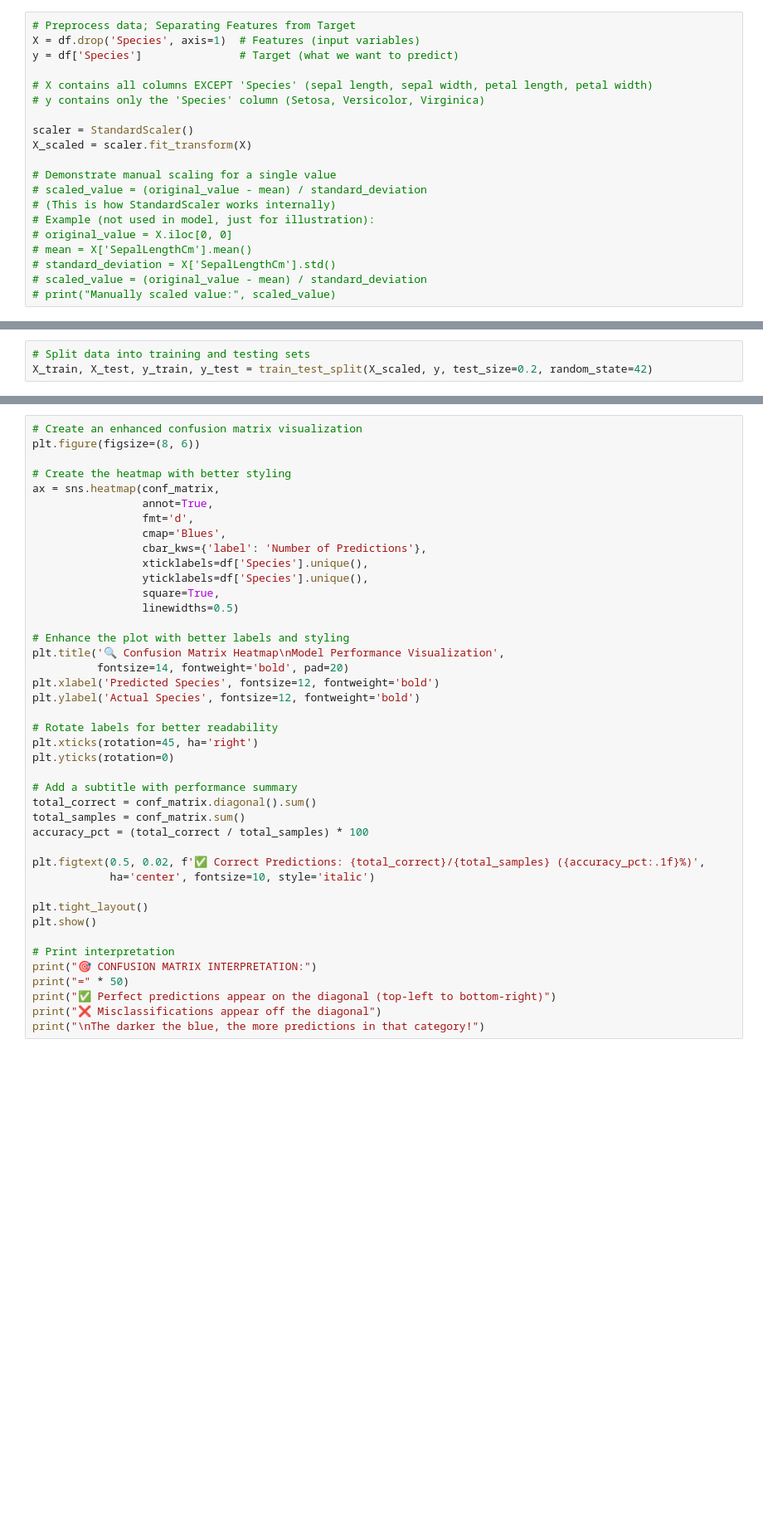
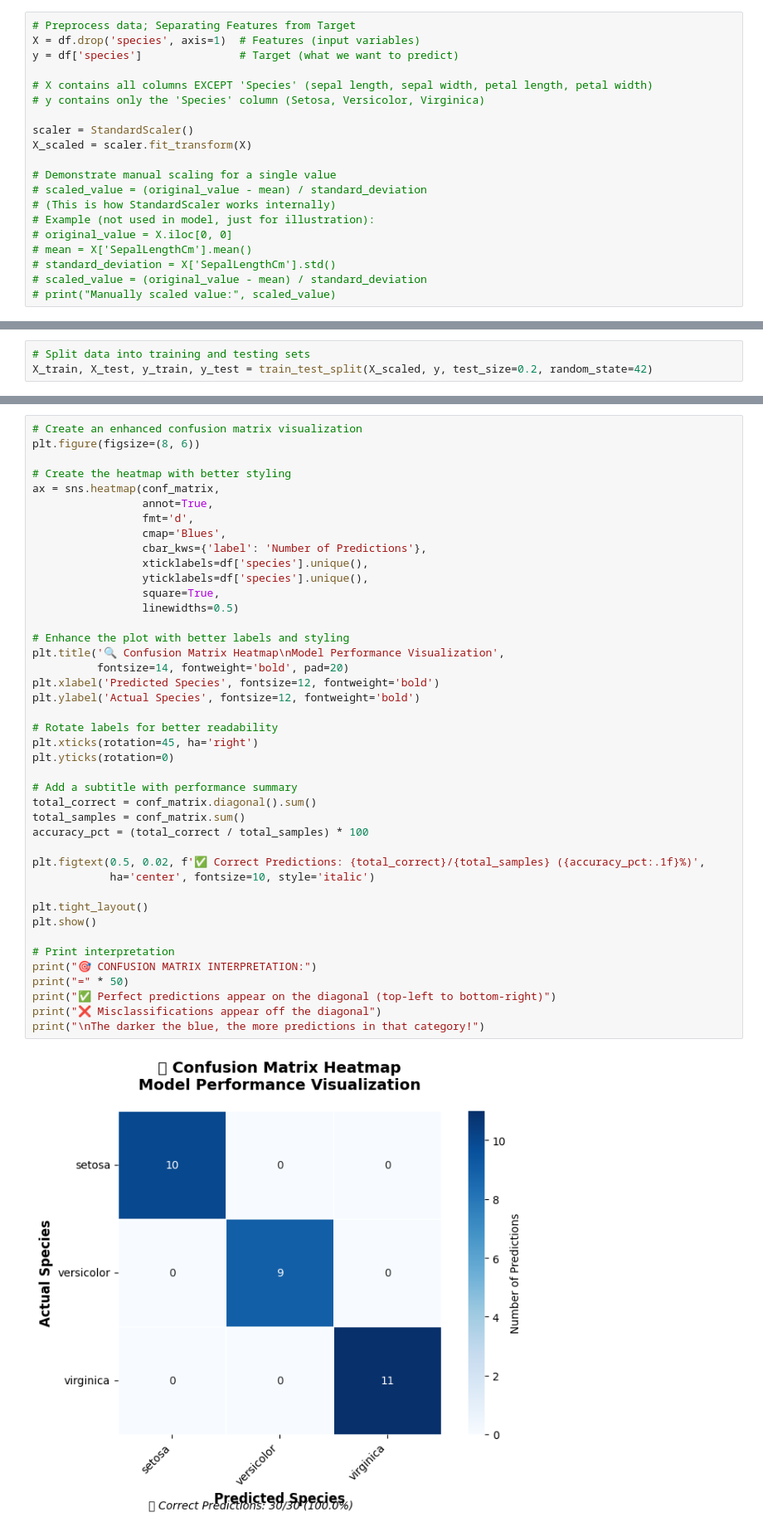
Before and after one commit to ashiq-sm/codealpha_tasks, a Jupyter notebook: irisflowerclassification.ipynb, the cells around one changed output, grey strips where cells are left out. Shown: that part at 83% size. Drawn from its saved outputs; the diff is of its cells as text; blank space fills up the shorter version.

```diff
--- a/irisflowerclassification.ipynb
+++ b/irisflowerclassification.ipynb
@@ -66,7 +101,7 @@ for i, species_name in enumerate(species):
 # %%
 # Preprocess data; Separating Features from Target
-X = df.drop('Species', axis=1)  # Features (input variables)
-y = df['Species']               # Target (what we want to predict)
+X = df.drop('species', axis=1)  # Features (input variables)
+y = df['species']               # Target (what we want to predict)
 
 # X contains all columns EXCEPT 'Species' (sepal length, sepal width, petal length, petal width)
 # y contains only the 'Species' column (Setosa, Versicolor, Virginica)
@@ -462,35 +566,37 @@ ax = sns.heatmap(conf_matrix,
                  fmt='d',
                  cmap='Blues',
                  cbar_kws={'label': 'Number of Predictions'},
-                 xticklabels=df['Species'].unique(),
-                 yticklabels=df['Species'].unique(),
+                 xticklabels=df['species'].unique(),
+                 yticklabels=df['species'].unique(),
                  square=True,
                  linewidths=0.5)
 
 # Enhance the plot with better labels and styling
 plt.title('🔍 Confusion Matrix Heatmap\nModel Performance Visualization',
           fontsize=14, fontweight='bold', pad=20)
 plt.xlabel('Predicted Species', fontsize=12, fontweight='bold')
 plt.ylabel('Actual Species', fontsize=12, fontweight='bold')
 
 # Rotate labels for better readability
 plt.xticks(rotation=45, ha='right')
 plt.yticks(rotation=0)
 
 # Add a subtitle with performance summary
 total_correct = conf_matrix.diagonal().sum()
 total_samples = conf_matrix.sum()
 accuracy_pct = (total_correct / total_samples) * 100
 
 plt.figtext(0.5, 0.02, f'✅ Correct Predictions: {total_correct}/{total_samples} ({accuracy_pct:.1f}%)',
             ha='center', fontsize=10, style='italic')
 
 plt.tight_layout()
 plt.show()
 
 # Print interpretation
 print("🎯 CONFUSION MATRIX INTERPRETATION:")
 print("=" * 50)
 print("✅ Perfect predictions appear on the diagonal (top-left to bottom-right)")
 print("❌ Misclassifications appear off the diagonal")
 print("\nThe darker the blue, the more predictions in that category!")
+# %% [output]
+[figure, added]
```
Also changed, not shown: parts of 13 cells of this notebook.
